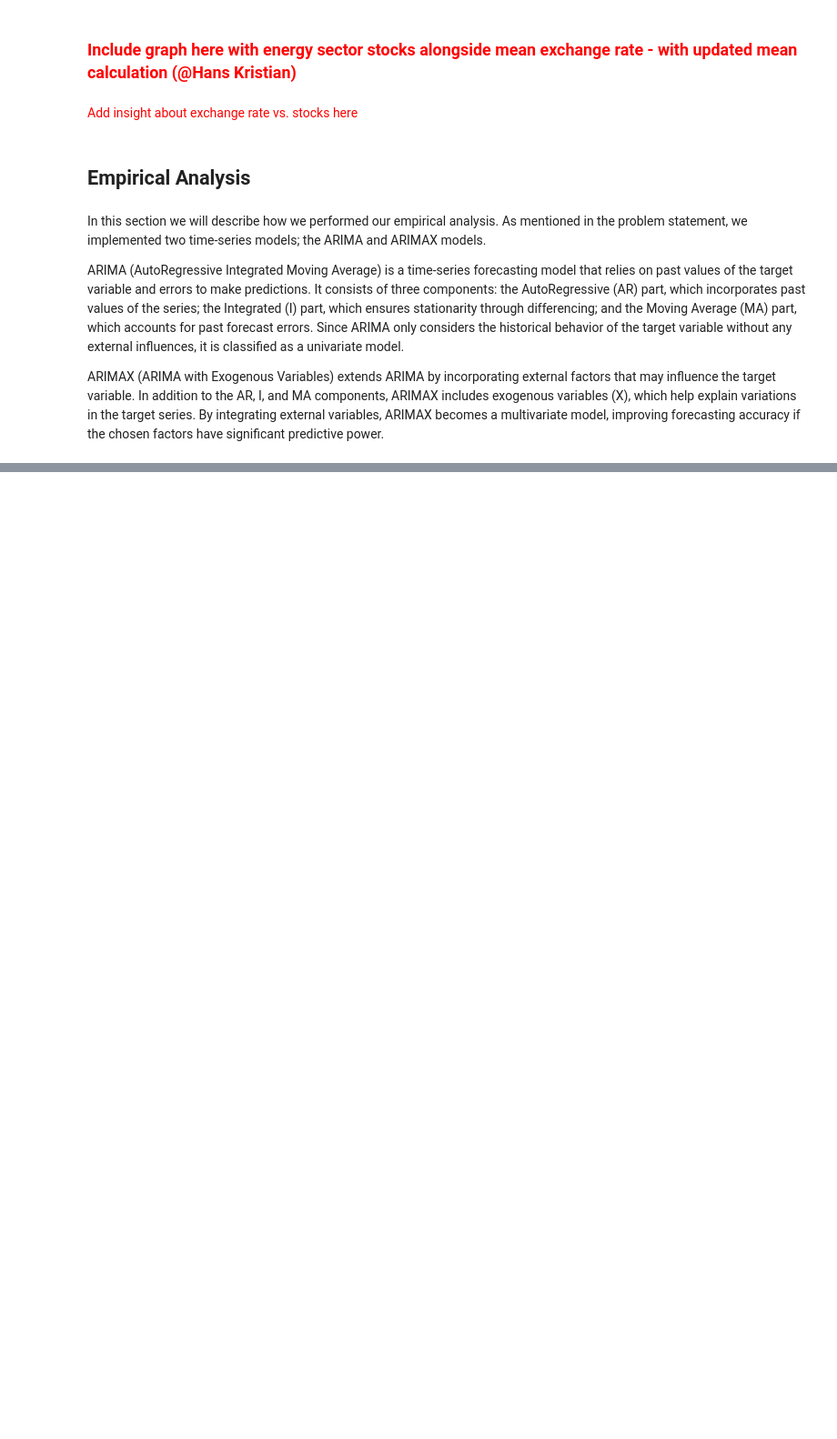
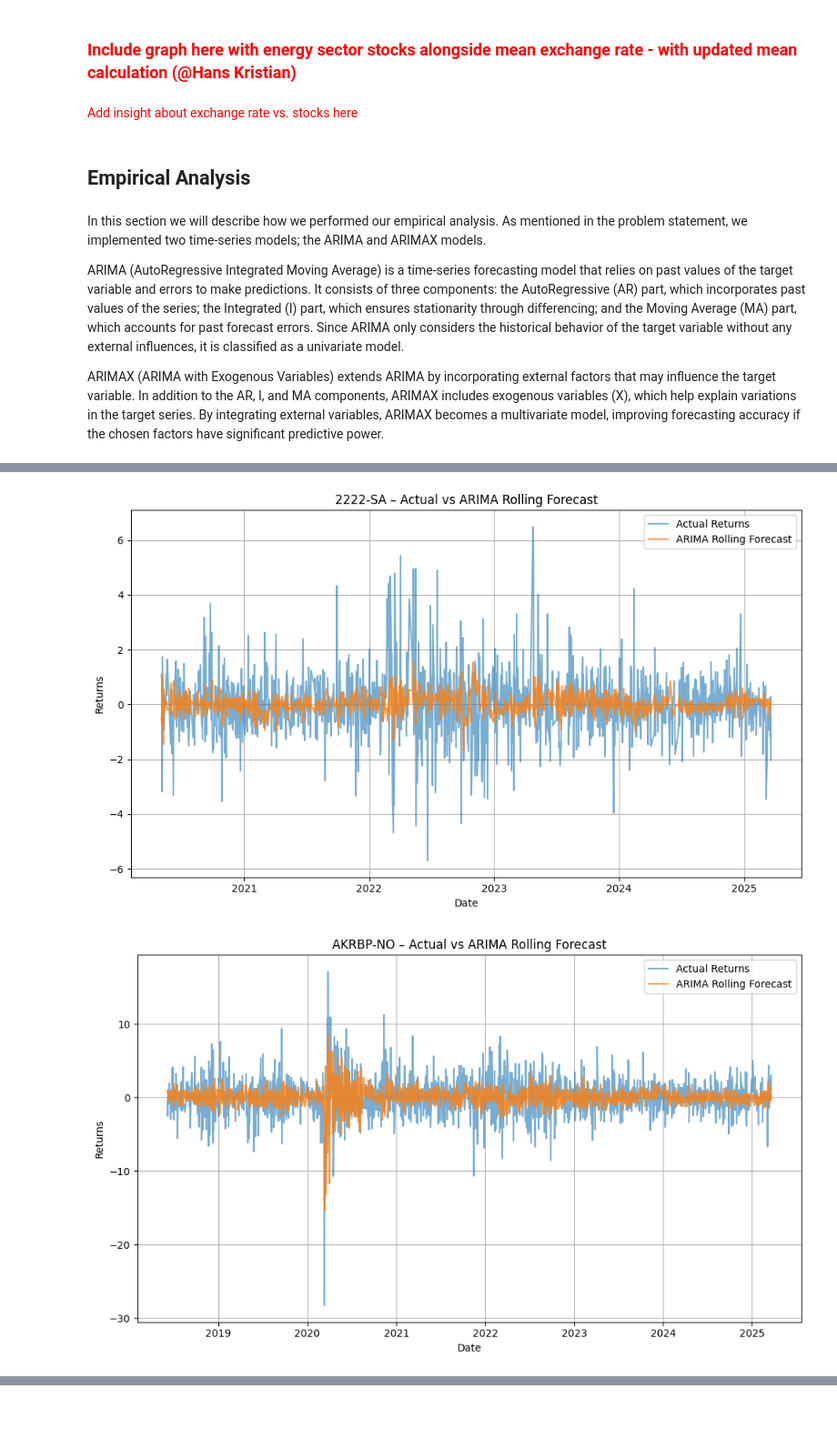
Before and after one commit to hkkvaeru/tio4317-project, a Jupyter notebook: Report.ipynb, the cells around one changed output, grey strips where cells are left out. Shown at 91% size. Drawn from its saved outputs; the diff is of its cells as text; code cells hidden in the pictures; blank space fills up the shorter version.

```diff
--- a/Report.ipynb
+++ b/Report.ipynb
@@ -238,0 +722,21 @@ ARIMAX (ARIMA with Exogenous Variables) extends ARIMA by incorporating external
+# %%
+#For each ticker, plot the actual vs forecasted values
+
+for key, value in stocks_dictionary.items():
+    preds = value['ARIMA_Rolling_Predictions']
+    actuals = value['ARIMA_Rolling_Actuals']
+    dates = value['data']['Date'][-len(actuals):].reset_index(drop=True)
+
+    plt.figure(figsize=(10, 6))
+    plt.plot(dates, actuals, label='Actual Returns', alpha=0.6)
+    plt.plot(dates, preds, label='ARIMA Rolling Forecast', alpha=0.8)
+    plt.title(f"{key} – Actual vs ARIMA Rolling Forecast")
+    plt.xlabel("Date")
+    plt.ylabel("Returns")
+    plt.legend()
+    plt.grid(True)
+    plt.tight_layout()
+    plt.show()
+# %% [output]
+[figure, added]
+[figure, added]
```
Also changed, not shown: parts of 45 cells of this notebook.
